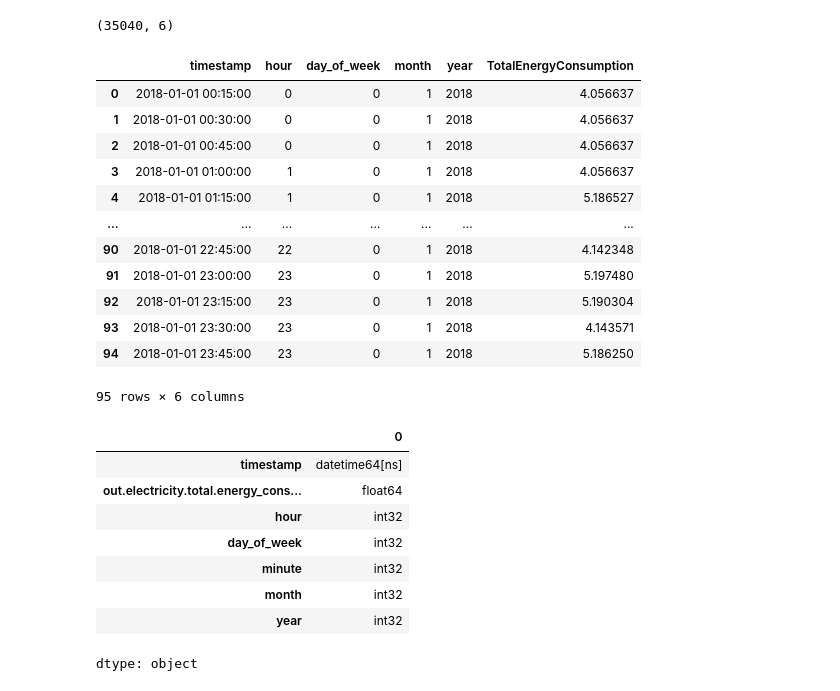
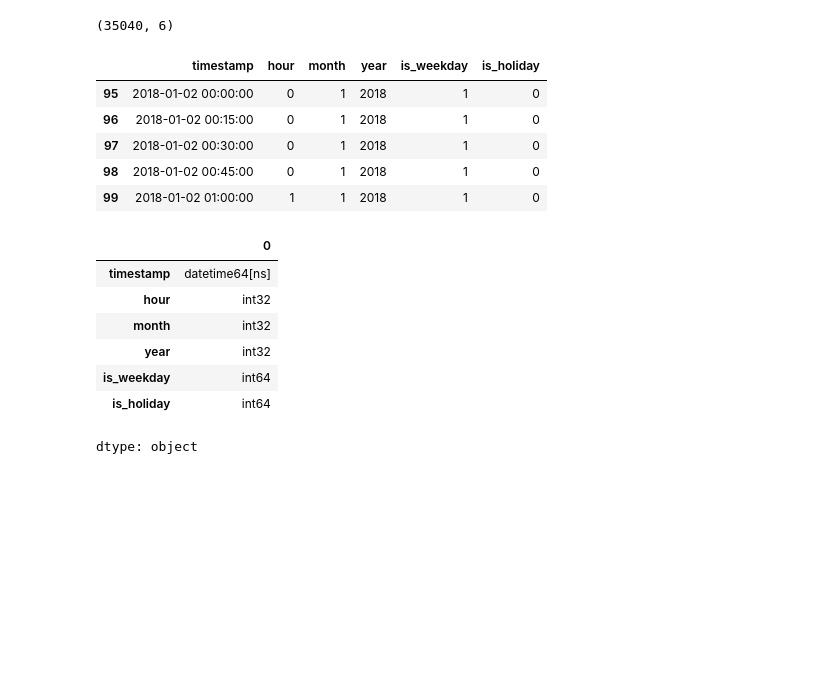
Before and after one commit to mainoahmuna/FermataEnergy_BTTStudio, a Jupyter notebook: noah/processingtime.ipynb, the cells around one changed output. Saved outputs shown, nothing was run; the diff lists cells and outputs as text; code cells hidden in the pictures; blank space fills up the shorter version.

```diff
--- a/noah/processingtime.ipynb
+++ b/noah/processingtime.ipynb
@@ -80,9 +81,15 @@ def process_time_features(load_series: pd.DataFrame):
 
     # Extract time-based features from the timestamp
     result_df['hour'] = load_series['timestamp'].dt.hour
-    result_df['day_of_week'] = load_series['timestamp'].dt.dayofweek
     result_df['month'] = load_series['timestamp'].dt.month
     result_df['year'] = load_series['timestamp'].dt.year
+
+    # Weekday/Weekend binary indicator (1 for weekday, 0 for weekend)
+    result_df['is_weekday'] = load_series['timestamp'].dt.dayofweek.apply(lambda x: 1 if x < 5 else 0)
+
+    # US Holidays binary indicator
+    us_holidays = holidays.US()  # Get a list of US holidays
+    result_df['is_holiday'] = result_df['timestamp'].dt.date.apply(lambda x: 1 if x in us_holidays else 0)
 
     # # Cyclic encoding for hour and day_of_week (to account for the cyclical nature)
     # load_series['hour_sin'] = np.sin(2 * np.pi * load_series['hour'] / 24)
@@ -90,8 +97,6 @@ def process_time_features(load_series: pd.DataFrame):
     # load_series['day_of_week_sin'] = np.sin(2 * np.pi * load_series['day_of_week'] / 7)
     # load_series['day_of_week_cos'] = np.cos(2 * np.pi * load_series['day_of_week'] / 7)
 
-    result_df['TotalEnergyConsumption'] = load_series['out.electricity.total.energy_consumption']
-
     return result_df
 # %%
 target_y = process_time_features(df_load1a)
@@ -100,30 +105,22 @@ target_y.shape
 # %% [output]
 (35040, 6)
 # %%
-target_y[:95]
+target_y[95:100]
 # %% [output]
-|  | timestamp | hour | day_of_week | month | year | TotalEnergyConsumption |
-| 0 | 2018-01-01 00:15:00 | 0 | 0 | 1 | 2018 | 4.056637 |
-| 1 | 2018-01-01 00:30:00 | 0 | 0 | 1 | 2018 | 4.056637 |
-| 2 | 2018-01-01 00:45:00 | 0 | 0 | 1 | 2018 | 4.056637 |
-| 3 | 2018-01-01 01:00:00 | 1 | 0 | 1 | 2018 | 4.056637 |
-| 4 | 2018-01-01 01:15:00 | 1 | 0 | 1 | 2018 | 5.186527 |
-| ... | ... | ... | ... | ... | ... | ... |
-| 90 | 2018-01-01 22:45:00 | 22 | 0 | 1 | 2018 | 4.142348 |
-| 91 | 2018-01-01 23:00:00 | 23 | 0 | 1 | 2018 | 5.197480 |
-| 92 | 2018-01-01 23:15:00 | 23 | 0 | 1 | 2018 | 5.190304 |
-| 93 | 2018-01-01 23:30:00 | 23 | 0 | 1 | 2018 | 4.143571 |
-| 94 | 2018-01-01 23:45:00 | 23 | 0 | 1 | 2018 | 5.186250 |
+|  | timestamp | hour | month | year | is_weekday | is_holiday |
+| 95 | 2018-01-02 00:00:00 | 0 | 1 | 2018 | 1 | 0 |
+| 96 | 2018-01-02 00:15:00 | 0 | 1 | 2018 | 1 | 0 |
+| 97 | 2018-01-02 00:30:00 | 0 | 1 | 2018 | 1 | 0 |
+| 98 | 2018-01-02 00:45:00 | 0 | 1 | 2018 | 1 | 0 |
+| 99 | 2018-01-02 01:00:00 | 1 | 1 | 2018 | 1 | 0 |
-95 rows × 6 columns
 # %%
 target_y.dtypes
 # %% [output]
 |  | 0 |
 | timestamp | datetime64[ns] |
-| out.electricity.total.energy_cons... | float64 |
 | hour | int32 |
-| day_of_week | int32 |
-| minute | int32 |
 | month | int32 |
 | year | int32 |
+| is_weekday | int64 |
+| is_holiday | int64 |
 dtype: object
```
Also changed, not shown: parts of 1 cell of this notebook.
